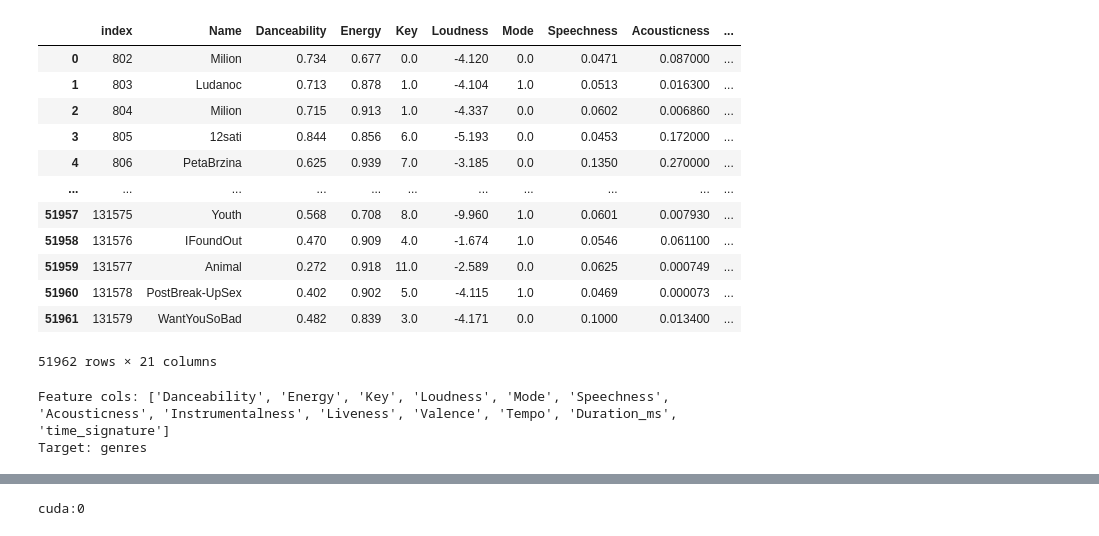
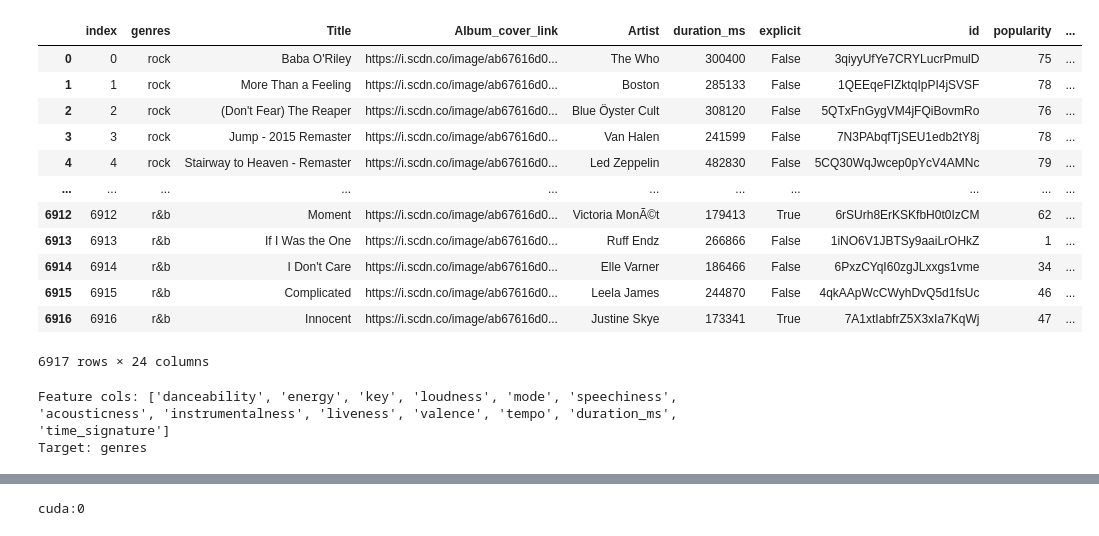
Before and after one commit to COGS118A/Group010-Sp22, a Jupyter notebook: model_test/nn_test dataset2.ipynb, the cells around one changed output, grey strips where cells are left out. Saved outputs shown, nothing was run; the diff lists cells and outputs as text; code cells hidden in the pictures.

```diff
--- a/model_test/nn_test dataset2.ipynb
+++ b/model_test/nn_test dataset2.ipynb
@@ -19,3 +15,5 @@ NameError: name 'pd' is not defined
+# %%
+music = pd.read_csv("spotify_genre_final.csv", encoding='ISO-8859-1')
 # %%
 music.head()
 # %% [output]
@@ -37,44 +36,44 @@ def CombineGenre(str_in):
 
     try:
         str_in = str_in.lower()
         str_in = str_in.strip()
 
         if 'rock' in str_in or 'prog' in str_in or 'gaze' in str_in or 'psych' in str_in:
             output = 'Rock'
         elif 'hip hop' in str_in or 'rap' in str_in or 'grime' in str_in or 'trap' in str_in:
             output = 'Rap'
         elif 'pop' in str_in:
             output = 'Pop'
         elif ('edm' in str_in or 'electronic' in str_in or 'house' in str_in or 'industrial' in str_in or 'glitch' in str_in
                 or 'idm' in str_in or 'techno' in str_in or 'garage' in str_in or 'reggeaton' in str_in or 'synth' in str_in
                 or 'dubstep' in str_in or 'trance' in str_in or 'wave' in str_in or 'electro' in str_in):
             output = 'Electronic'
         elif 'indie' in str_in:
             output = 'Indie'
         else:
             output  = np.nan
     except:
         output = np.nan
 
     return output
 
 # applys above function to combine genres
-df['genres'] = df['genres'].apply(CombineGenre)
+# df['genres'] = df['genres'].apply(CombineGenre)
 df = df.dropna() # removes all genres that were not combined before
 df = df.reset_index() # resets the index since we removed many rows
 df # shows now filtered df of music
 # df['genres'].value_counts() # shows number of songs in each top 5 genres
 # %% [output]
-|  | index | Name | Danceability | Energy | Key | Loudness | Mode | Speechness | Acousticness | ... |
-| 0 | 802 | Milion | 0.734 | 0.677 | 0.0 | -4.120 | 0.0 | 0.0471 | 0.087000 | ... |
-| 1 | 803 | Ludanoc | 0.713 | 0.878 | 1.0 | -4.104 | 1.0 | 0.0513 | 0.016300 | ... |
-| 2 | 804 | Milion | 0.715 | 0.913 | 1.0 | -4.337 | 0.0 | 0.0602 | 0.006860 | ... |
-| 3 | 805 | 12sati | 0.844 | 0.856 | 6.0 | -5.193 | 0.0 | 0.0453 | 0.172000 | ... |
-| 4 | 806 | PetaBrzina | 0.625 | 0.939 | 7.0 | -3.185 | 0.0 | 0.1350 | 0.270000 | ... |
+|  | index | genres | Title | Album_cover_link | Artist | duration_ms | explicit | id | popularity | ... |
+| 0 | 0 | rock | Baba O'Riley | https://i.scdn.co/image/ab67616d0... | The Who | 300400 | False | 3qiyyUfYe7CRYLucrPmulD | 75 | ... |
+| 1 | 1 | rock | More Than a Feeling | https://i.scdn.co/image/ab67616d0... | Boston | 285133 | False | 1QEEqeFIZktqIpPI4jSVSF | 78 | ... |
+| 2 | 2 | rock | (Don't Fear) The Reaper | https://i.scdn.co/image/ab67616d0... | Blue Öyster Cult | 308120 | False | 5QTxFnGygVM4jFQiBovmRo | 76 | ... |
+| 3 | 3 | rock | Jump - 2015 Remaster | https://i.scdn.co/image/ab67616d0... | Van Halen | 241599 | False | 7N3PAbqfTjSEU1edb2tY8j | 78 | ... |
+| 4 | 4 | rock | Stairway to Heaven - Remaster | https://i.scdn.co/image/ab67616d0... | Led Zeppelin | 482830 | False | 5CQ30WqJwcep0pYcV4AMNc | 79 | ... |
 | ... | ... | ... | ... | ... | ... | ... | ... | ... | ... | ... |
-| 51957 | 131575 | Youth | 0.568 | 0.708 | 8.0 | -9.960 | 1.0 | 0.0601 | 0.007930 | ... |
-| 51958 | 131576 | IFoundOut | 0.470 | 0.909 | 4.0 | -1.674 | 1.0 | 0.0546 | 0.061100 | ... |
-| 51959 | 131577 | Animal | 0.272 | 0.918 | 11.0 | -2.589 | 0.0 | 0.0625 | 0.000749 | ... |
-| 51960 | 131578 | PostBreak-UpSex | 0.402 | 0.902 | 5.0 | -4.115 | 1.0 | 0.0469 | 0.000073 | ... |
-| 51961 | 131579 | WantYouSoBad | 0.482 | 0.839 | 3.0 | -4.171 | 0.0 | 0.1000 | 0.013400 | ... |
+| 6912 | 6912 | r&b | Moment | https://i.scdn.co/image/ab67616d0... | Victoria MonÃ©t | 179413 | True | 6rSUrh8ErKSKfbH0t0IzCM | 62 | ... |
+| 6913 | 6913 | r&b | If I Was the One | https://i.scdn.co/image/ab67616d0... | Ruff Endz | 266866 | False | 1iNO6V1JBTSy9aaiLrOHkZ | 1 | ... |
+| 6914 | 6914 | r&b | I Don't Care | https://i.scdn.co/image/ab67616d0... | Elle Varner | 186466 | False | 6PxzCYqI60zgJLxxgs1vme | 34 | ... |
+| 6915 | 6915 | r&b | Complicated | https://i.scdn.co/image/ab67616d0... | Leela James | 244870 | False | 4qkAApWcCWyhDvQ5d1fsUc | 46 | ... |
+| 6916 | 6916 | r&b | Innocent | https://i.scdn.co/image/ab67616d0... | Justine Skye | 173341 | True | 7A1xtIabfrZ5X3xIa7KqWj | 47 | ... |
-51962 rows × 21 columns
+6917 rows × 24 columns
@@ -81,25 +86,19 @@ df # shows now filtered df of music
 # %%
-feature_cols = ['Danceability', 'Energy', 'Key', 'Loudness', 'Mode',
-                'Speechness', 'Acousticness', 'Instrumentalness', 'Liveness', 'Valence',
-                'Tempo', 'Duration_ms', 'time_signature']
+# Start by removing all columns that are not features
 
-df[feature_cols] = df[feature_cols].astype(np.float64)
+# feature_cols = ['Danceability', 'Energy', 'Key', 'Loudness', 'Mode',
+#                 'Speechness', 'Acousticness', 'Instrumentalness', 'Liveness', 'Valence',
+#                 'Tempo', 'Duration_ms', 'time_signature']
+target_col = 'genres'
+
+X = df[feature_cols]
+y = df[target_col]
+
+print(f'Feature cols: {feature_cols}')
+print(f'Target: {target_col}')
+# %% [output]
+Feature cols: ['danceability', 'energy', 'key', 'loudness', 'mode', 'speechiness', 'acousticness', 'instrumentalness', 'liveness', 'valence', 'tempo', 'duration_ms', 'time_signature']
+Target: genres
-# %%
-# Start by removing all columns that are not features
-
-feature_cols = ['Danceability', 'Energy', 'Key', 'Loudness', 'Mode',
-                'Speechness', 'Acousticness', 'Instrumentalness', 'Liveness', 'Valence',
-                'Tempo', 'Duration_ms', 'time_signature']
-target_col = 'genres'
-
-X = df[feature_cols]
-y = df[target_col]
-
-print(f'Feature cols: {feature_cols}')
-print(f'Target: {target_col}')
-# %% [output]
-Feature cols: ['Danceability', 'Energy', 'Key', 'Loudness', 'Mode', 'Speechness', 'Acousticness', 'Instrumentalness', 'Liveness', 'Valence', 'Tempo', 'Duration_ms', 'time_signature']
-Target: genres
 # %%
 from sklearn.model_selection import train_test_split
 #Split data into train-val and test
```
Also changed, not shown: parts of 9 cells of this notebook.
